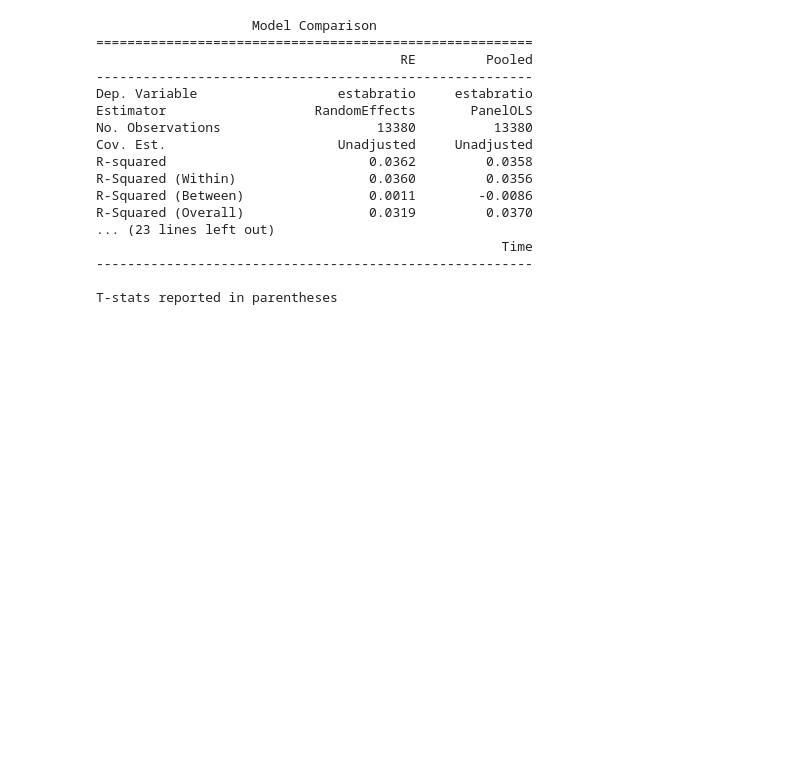
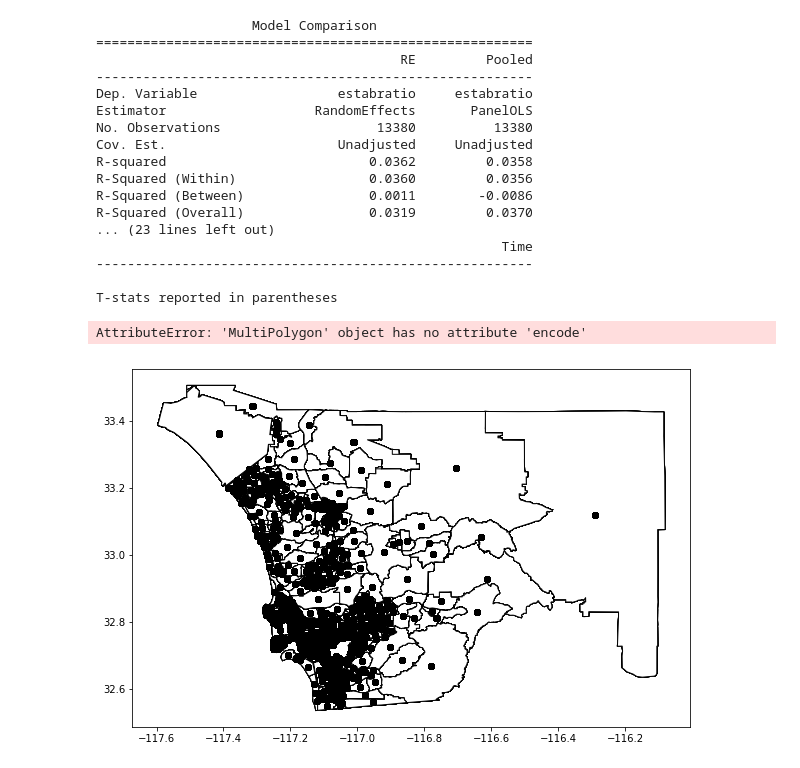
Before and after one commit to JasonZhangzy1757/CUSP-Capstone, a Jupyter notebook: US_Ignite_fed_eda_model-Copy1.ipynb, the cells around one changed output. Cells and saved outputs as stored; diff of their text form; code cells hidden in the pictures; blank space fills up the shorter version.

```diff
--- a/US_Ignite_fed_eda_model-Copy1.ipynb
+++ b/US_Ignite_fed_eda_model-Copy1.ipynb
@@ -488,3 +488,28 @@ R-Squared (Overall)                0.0319         0.0370
 --------------------------------------------------------
 
 T-stats reported in parentheses
+# %%
+df_final=df_final.dropna()
+# %%
+df_final['Empratio'][df_final['Empratio']!=0.0].sort_values()
+df_final['total_college']=df_final['collegemale']+df_final['collegefemale']
+df_final['college_ratio']=df_final['total_college']/df_final['edut']
+# %%
+from shapely import wkt
+
+df_final['geometry'] = df_final['geometry'].apply(wkt.loads)
+df_final['centroid'] = df_final['centroid'].apply(wkt.loads)
+# %% [output]
+AttributeError: 'MultiPolygon' object has no attribute 'encode'
+# %%
+
+dfshp = gp.GeoDataFrame(df_final, geometry='geometry')
+# %%
+
+fig, ax = plt.subplots(figsize = (10, 10))
+dfshp.plot(ax=ax, **{'edgecolor': 'black', 'facecolor': 'white'})
+dfshp.centroid.plot(ax = ax, c = 'black')
+plt.savefig('sd_shp')
+plt.show()
+# %% [output]
+[figure, added]
```
Also changed, not shown: parts of 30 cells of this notebook, 8 other files.
